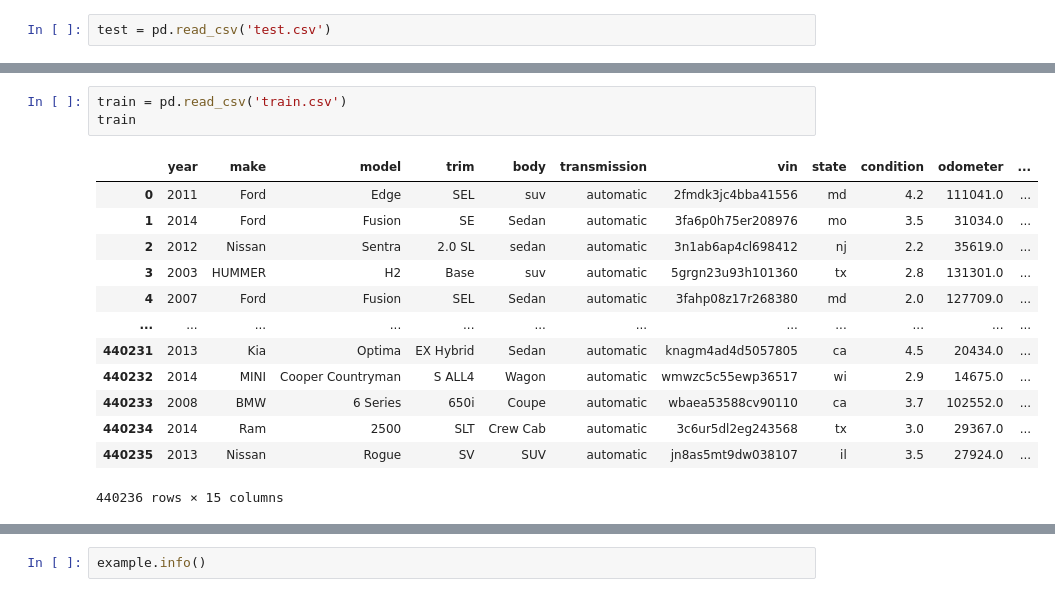
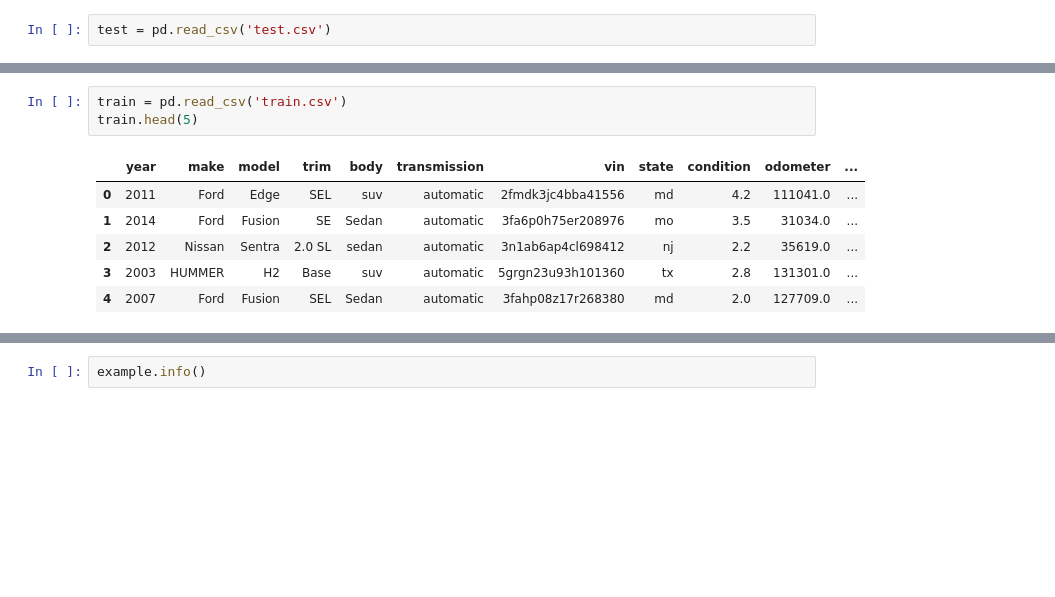
Before and after one commit to Ilona-di/kaggle_competition_vehicle_price, a Jupyter notebook: Vehicle_price_predictions.ipynb, the cells around one changed output, grey strips where cells are left out. Drawn from its saved outputs; the diff is of its cells as text; blank space fills up the shorter version.

```diff
--- a/Vehicle_price_predictions.ipynb
+++ b/Vehicle_price_predictions.ipynb
@@ -28,19 +27,12 @@ test
 # %%
 train = pd.read_csv('train.csv')
-train
+train.head(5)
 # %% [output]
 |  | year | make | model | trim | body | transmission | vin | state | condition | odometer | ... |
 | 0 | 2011 | Ford | Edge | SEL | suv | automatic | 2fmdk3jc4bba41556 | md | 4.2 | 111041.0 | ... |
 | 1 | 2014 | Ford | Fusion | SE | Sedan | automatic | 3fa6p0h75er208976 | mo | 3.5 | 31034.0 | ... |
 | 2 | 2012 | Nissan | Sentra | 2.0 SL | sedan | automatic | 3n1ab6ap4cl698412 | nj | 2.2 | 35619.0 | ... |
 | 3 | 2003 | HUMMER | H2 | Base | suv | automatic | 5grgn23u93h101360 | tx | 2.8 | 131301.0 | ... |
 | 4 | 2007 | Ford | Fusion | SEL | Sedan | automatic | 3fahp08z17r268380 | md | 2.0 | 127709.0 | ... |
-| ... | ... | ... | ... | ... | ... | ... | ... | ... | ... | ... | ... |
-| 440231 | 2013 | Kia | Optima | EX Hybrid | Sedan | automatic | knagm4ad4d5057805 | ca | 4.5 | 20434.0 | ... |
-| 440232 | 2014 | MINI | Cooper Countryman | S ALL4 | Wagon | automatic | wmwzc5c55ewp36517 | wi | 2.9 | 14675.0 | ... |
-| 440233 | 2008 | BMW | 6 Series | 650i | Coupe | automatic | wbaea53588cv90110 | ca | 3.7 | 102552.0 | ... |
-| 440234 | 2014 | Ram | 2500 | SLT | Crew Cab | automatic | 3c6ur5dl2eg243568 | tx | 3.0 | 29367.0 | ... |
-| 440235 | 2013 | Nissan | Rogue | SV | SUV | automatic | jn8as5mt9dw038107 | il | 3.5 | 27924.0 | ... |
-440236 rows × 15 columns
 # %%
 example = pd.read_csv('sample_submission.csv')
```
Also changed, not shown: parts of 92 cells of this notebook.
